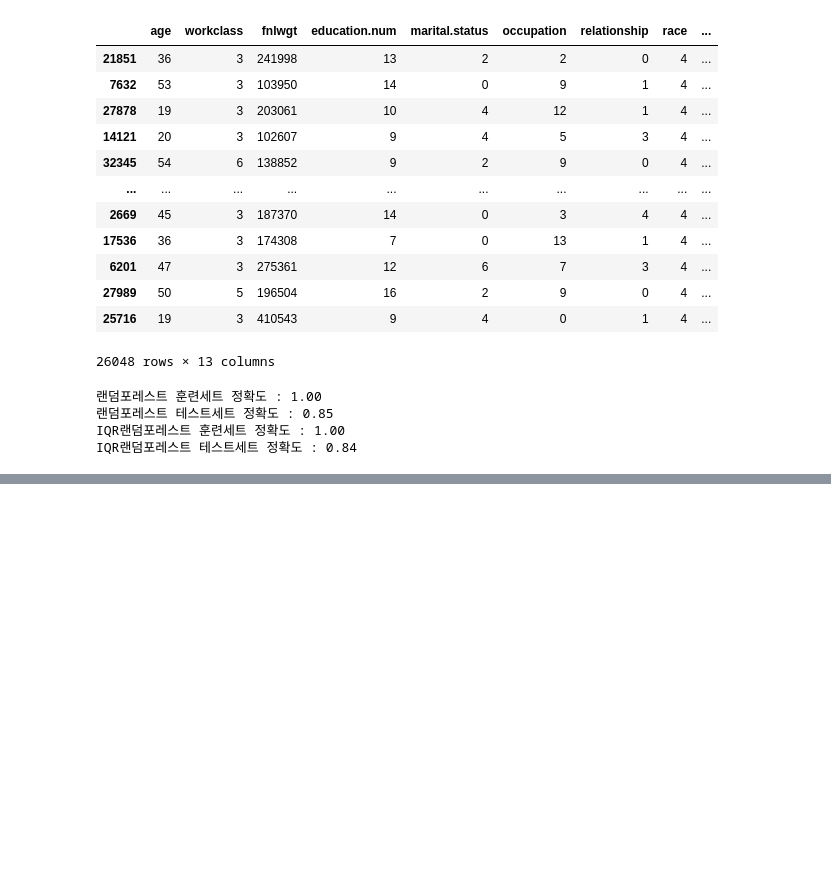
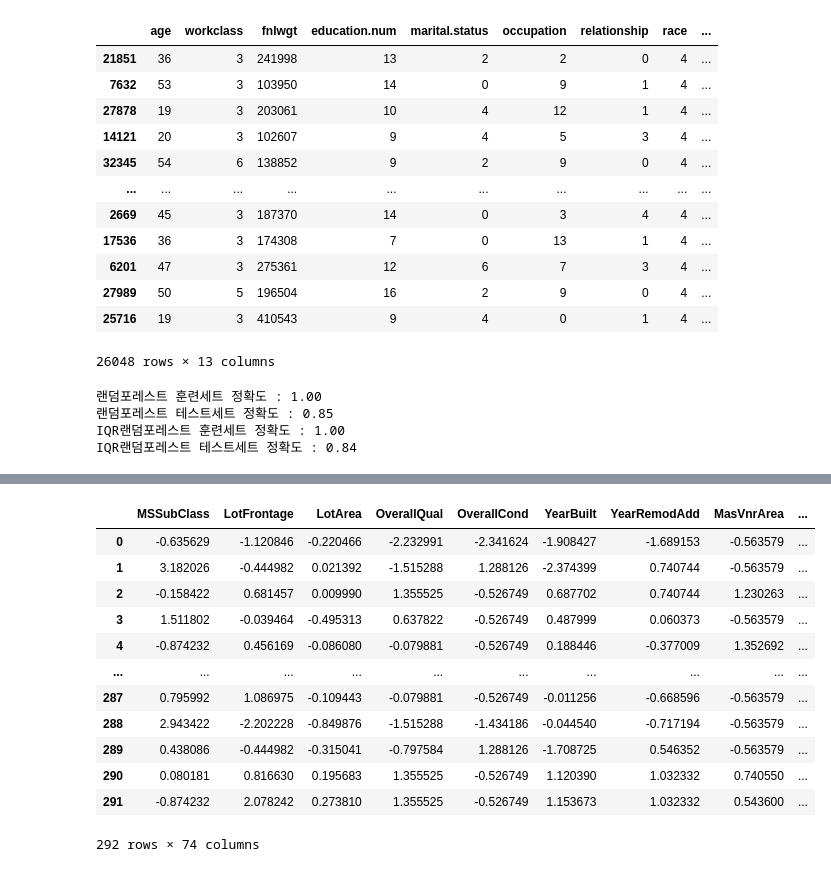
Before and after one commit to meshob2002/Big_certi_practice, a Jupyter notebook: Big_Certification.ipynb, the cells around one changed output, grey strips where cells are left out. Drawn from its saved outputs; the diff is of its cells as text; code cells hidden in the pictures; blank space fills up the shorter version.

```diff
--- a/Big_Certification.ipynb
+++ b/Big_Certification.ipynb
@@ -3794,0 +3864,6 @@ submit.to_csv('1234.csv',index=False)
+# %%
+cat_col = X_train.select_dtypes(include=['object']).columns
+numeric_col = X_train.select_dtypes(exclude=['object']).columns
+# %%
+num_null = X_train[cat_col].isnull().sum()
+num_null[num_null>0]
@@ -3794,0 +3888,51 @@ submit.to_csv('1234.csv',index=False)
+# %%
+#결측치 500개 이상 컬럼 삭제
+X_train.drop(columns=num_null[num_null>500].index,inplace=True)
+cat_col = cat_col.drop(num_null[num_null>500].index)
+X_test.drop(columns=num_null[num_null>500].index,inplace=True)
+# %%
+#결측치 처리와 스케일링 및 라벨인코딩
+from sklearn.preprocessing import StandardScaler, LabelEncoder
+from sklearn.impute import SimpleImputer
+#숫자형 컬럼엔 중앙값으로 결측치 대체 , StandardScale 진행
+numeric_imputer = SimpleImputer(strategy="median")
+std_scaler = StandardScaler()
+#카테고리 컬럼엔 최빈값으로 결측치 대체 , 라벨인코딩 진행
+cat_imputer = SimpleImputer(strategy="most_frequent")
+lab_encoder = LabelEncoder()
+# 결측치 처리
+X_train_numeric = numeric_imputer.fit_transform(X_train[numeric_col])
+X_test_numeric = numeric_imputer.transform(X_test[numeric_col])
+# 스케일링 후 데이터 프레임으로
+X_train_numeric_scaled = pd.DataFrame(std_scaler.fit_transform(X_train_numeric),columns=numeric_col)
+X_test_numeric_scaled = pd.DataFrame(std_scaler.transform(X_test_numeric),columns=numeric_col)
+# 결측치 처리
+X_train_category = pd.DataFrame(cat_imputer.fit_transform(X_train[cat_col]),columns=cat_col)
+X_test_category = pd.DataFrame(cat_imputer.transform(X_test[cat_col]),columns=cat_col)
+# 라벨인코딩 진행 test 컬럼값중 존재하지 않는 라벨 존재 -> 합친뒤 라벨인코딩 진행 후 분리
+combined = pd.concat([X_train_category, X_test_category])
+
+for column in combined.columns:
+    combined[column] = lab_encoder.fit_transform(combined[column])
+# 훈련 데이터셋과 테스트 데이터셋 분리
+X_train_encoded = combined.iloc[:len(X_train_category)]
+X_test_encoded = combined.iloc[len(X_train_category):]
+
+X_train_new = pd.concat([X_train_numeric_scaled, X_train_encoded], axis=1)
+X_test_new = pd.concat([X_test_numeric_scaled,X_test_encoded], axis=1)
+# %%
+X_test_new
+# %% [output]
+|  | MSSubClass | LotFrontage | LotArea | OverallQual | OverallCond | YearBuilt | YearRemodAdd | MasVnrArea | ... |
+| 0 | -0.635629 | -1.120846 | -0.220466 | -2.232991 | -2.341624 | -1.908427 | -1.689153 | -0.563579 | ... |
+| 1 | 3.182026 | -0.444982 | 0.021392 | -1.515288 | 1.288126 | -2.374399 | 0.740744 | -0.563579 | ... |
+| 2 | -0.158422 | 0.681457 | 0.009990 | 1.355525 | -0.526749 | 0.687702 | 0.740744 | 1.230263 | ... |
+| 3 | 1.511802 | -0.039464 | -0.495313 | 0.637822 | -0.526749 | 0.487999 | 0.060373 | -0.563579 | ... |
+| 4 | -0.874232 | 0.456169 | -0.086080 | -0.079881 | -0.526749 | 0.188446 | -0.377009 | 1.352692 | ... |
+| ... | ... | ... | ... | ... | ... | ... | ... | ... | ... |
+| 287 | 0.795992 | 1.086975 | -0.109443 | -0.079881 | -0.526749 | -0.011256 | -0.668596 | -0.563579 | ... |
+| 288 | 2.943422 | -2.202228 | -0.849876 | -1.515288 | -1.434186 | -0.044540 | -0.717194 | -0.563579 | ... |
+| 289 | 0.438086 | -0.444982 | -0.315041 | -0.797584 | 1.288126 | -1.708725 | 0.546352 | -0.563579 | ... |
+| 290 | 0.080181 | 0.816630 | 0.195683 | 1.355525 | -0.526749 | 1.120390 | 1.032332 | 0.740550 | ... |
+| 291 | -0.874232 | 2.078242 | 0.273810 | 1.355525 | -0.526749 | 1.153673 | 1.032332 | 0.543600 | ... |
+292 rows × 74 columns
```
Also changed, not shown: parts of 32 cells of this notebook, 4 other files.
